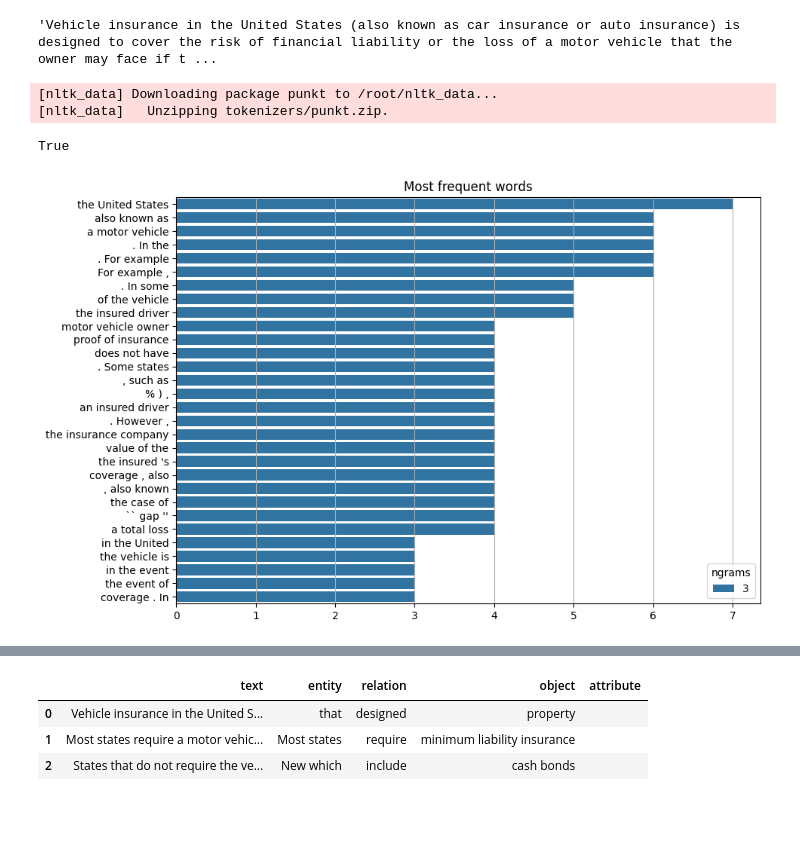
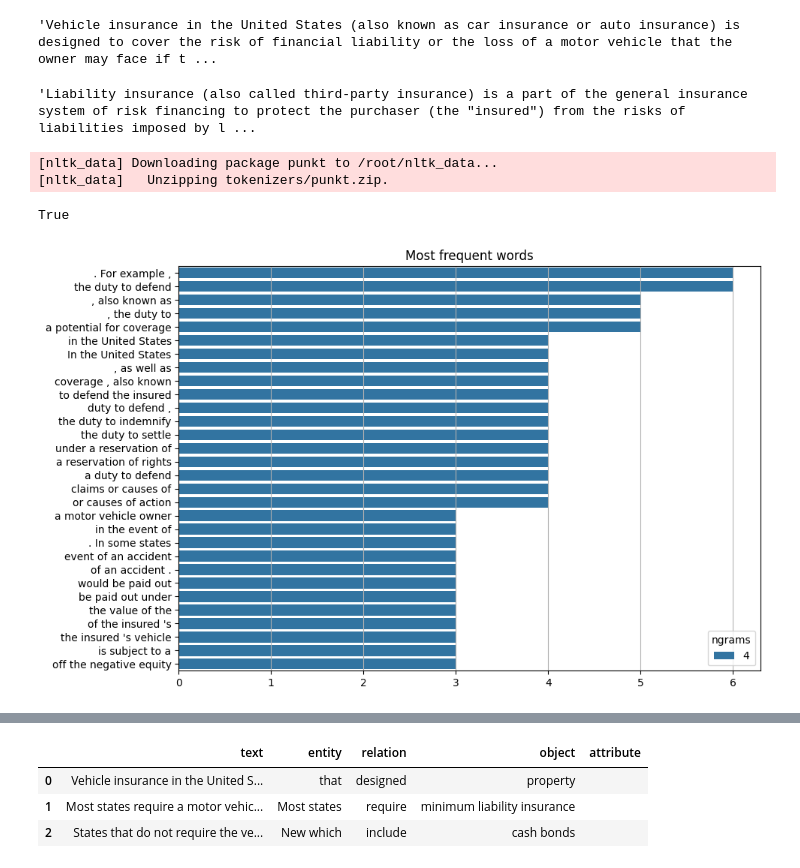
Before and after one commit to abhishek085/knowledge_graph_nlp, a Jupyter notebook: knowledge_graph_nlp_implementation.ipynb, the cells around one changed output, grey strips where cells are left out. Cells and saved outputs as stored; diff of their text form; code cells hidden in the pictures; blank space fills up the shorter version.

```diff
--- a/knowledge_graph_nlp_implementation.ipynb
+++ b/knowledge_graph_nlp_implementation.ipynb
@@ -88,6 +88,14 @@ txt = page.text[:page.text.find("See also")]
 txt[0:1000] + " ..."
 # %% [output]
 'Vehicle insurance in the United States (also known as car insurance or auto insurance) is designed to cover the risk of financial liability or the loss of a motor vehicle that the owner may face if t ...
+# %%
+topic_2 = "Liability insurance"
+wiki_2 = wikipediaapi.Wikipedia('en')
+page_2 = wiki_2.page(topic_2)
+txt_2 = page_2.text[:page.text.find("See also")]
+txt_2[0:1000] + " ..."
+# %% [output]
+'Liability insurance (also called third-party insurance) is a part of the general insurance system of risk financing to protect the purchaser (the "insured") from the risks of liabilities imposed by l ...
 # %%
 import nltk
 nltk.download('punkt')
@@ -129,11 +137,13 @@ def word_freq(txt, ngrams=[1,2,3], top=10, figsize=(10,7)):
     ax.grid(axis="x")
     plt.show()
     return dtf_freq
+# %%
+txt=txt+txt_2
 # %%
 # Find most common words in text
-_ = word_freq(txt, ngrams=[3], top=30, figsize=(10,7))
+_ = word_freq(txt, ngrams=[4], top=30, figsize=(10,7))
 # %% [output]
-[figure, old version]
+[figure, new version]
 # %%
 #python -m spacy download en_core_web_sm
 nlp = spacy.load("en_core_web_sm")
```
Also changed, not shown: parts of 21 cells of this notebook.
